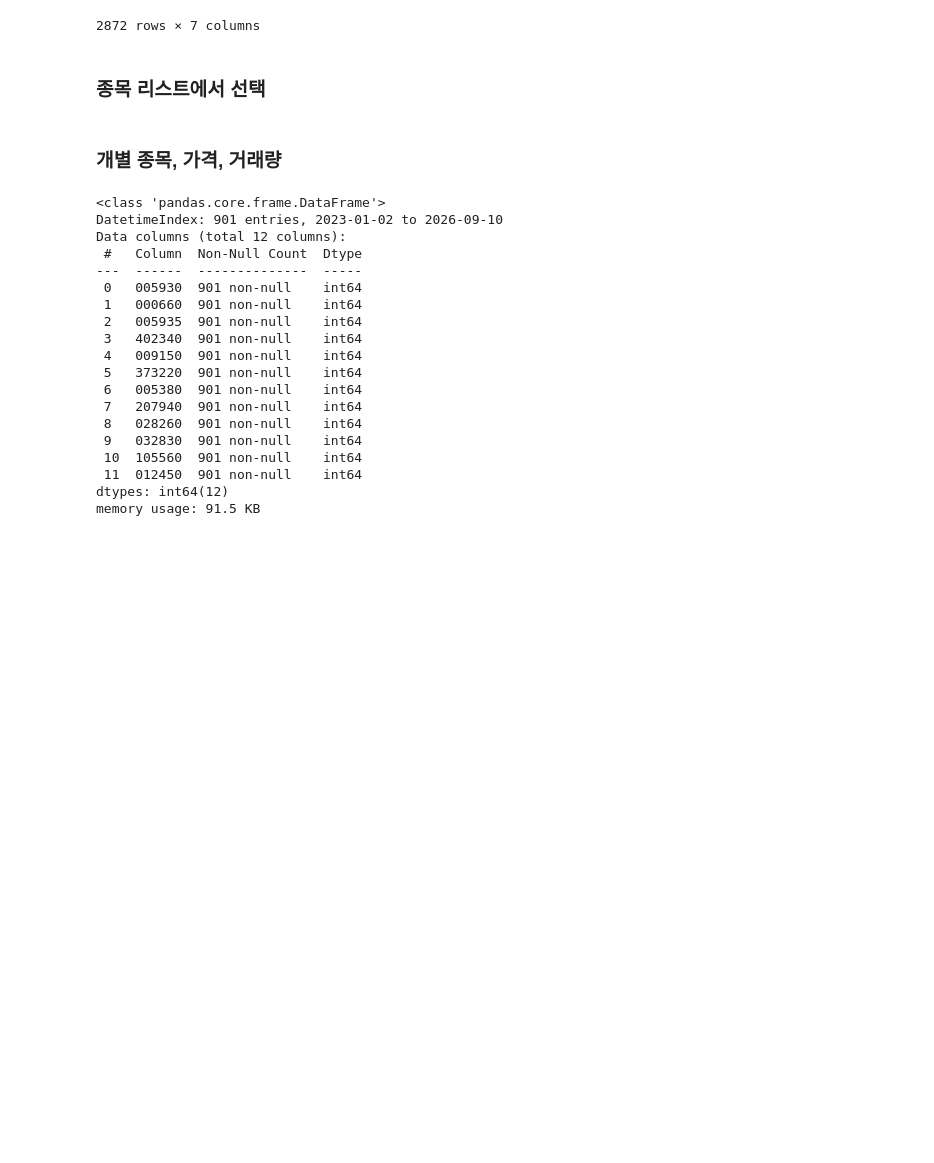
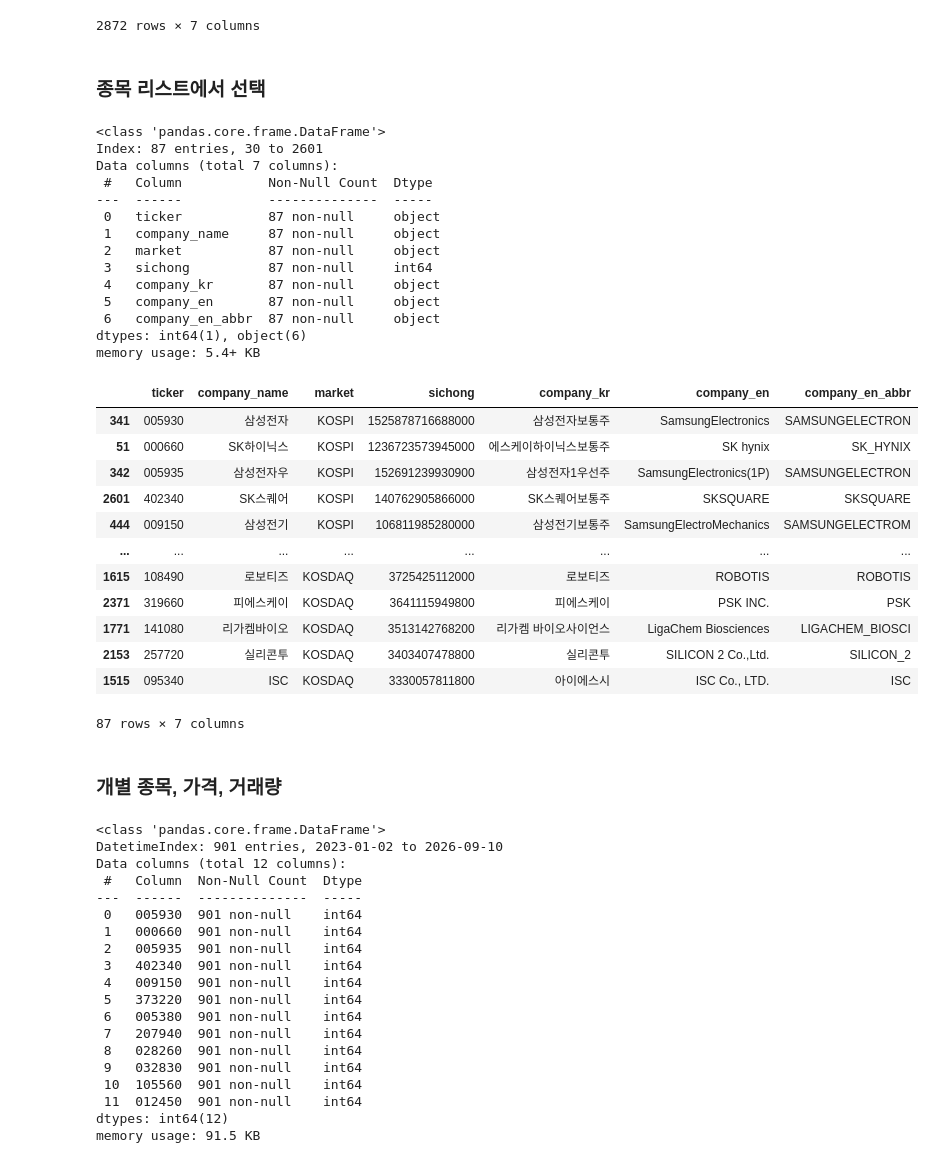
Before and after one commit to bahn28/salad, a Jupyter notebook: az_krx_001.ipynb, the cells around one changed output. Cells and saved outputs as stored; diff of their text form; code cells hidden in the pictures; blank space fills up the shorter version.

```diff
--- a/az_krx_001.ipynb
+++ b/az_krx_001.ipynb
@@ -119,24 +119,50 @@ memory usage: 134.8+ KB
 # %% [markdown]
 ### 종목 리스트에서 선택
 # %%
-
-
-## 이하는 셀렉션.
+## 이하 종목 셀렉션.
 #df_krx_lst.info() # 2873 by 15, 영어 코드로 작성된걸 받자. 검색 재실행.
 # 코드, 종목명 짝을 적어놓차.
 # KOSDAQ list
-df_ksd = df_krx_lst[(df_krx_lst['mrktCtg']=='KOSDAQ') & (df_krx_lst['mrktTotAmt']>10**12.5) ]
+df_ksd = df_krx_lst[(df_krx_lst['market']=='KOSDAQ') & (df_krx_lst['sichong']>10**12.5) ]
 #df_ksd.info()  # 2873 by 15 -> 1822  -> 76 -> 20
 df_ksd
 # KOSPI list
-df_ksp = df_krx_lst[(df_krx_lst['mrktCtg']=='KOSPI') & (df_krx_lst['mrktTotAmt']>10**13) ]
+df_ksp = df_krx_lst[(df_krx_lst['market']=='KOSPI') & (df_krx_lst['sichong']>10**13) ]
 #df_ksp.info()  # 67 by 15
 df_ksp
 df_krx = pd.concat([df_ksd, df_ksp])  # 위-아래 붙이기
 df_krx.info()
-df_krx.rename(columns={'srtnCd': 'ticker', 'itmsNm': 'company_kr'}, inplace=True)
-df_krx.sort_values(by='mrktTotAmt', inplace=True, ascending=False)
+#df_krx.rename(columns={'srtnCd': 'ticker', 'itmsNm': 'company_kr'}, inplace=True)
+df_krx.sort_values(by='sichong', inplace=True, ascending=False)
 df_krx
+# %% [output]
+<class 'pandas.core.frame.DataFrame'>
+Index: 87 entries, 30 to 2601
+Data columns (total 7 columns):
+ #   Column           Non-Null Count  Dtype
+---  ------           --------------  -----
+ 0   ticker           87 non-null     object
+ 1   company_name     87 non-null     object
+ 2   market           87 non-null     object
+ 3   sichong          87 non-null     int64
+ 4   company_kr       87 non-null     object
+ 5   company_en       87 non-null     object
+ 6   company_en_abbr  87 non-null     object
+dtypes: int64(1), object(6)
+memory usage: 5.4+ KB
+|  | ticker | company_name | market | sichong | company_kr | company_en | company_en_abbr |
+| 341 | 005930 | 삼성전자 | KOSPI | 1525878716688000 | 삼성전자보통주 | SamsungElectronics | SAMSUNGELECTRON |
+| 51 | 000660 | SK하이닉스 | KOSPI | 1236723573945000 | 에스케이하이닉스보통주 | SK hynix | SK_HYNIX |
+| 342 | 005935 | 삼성전자우 | KOSPI | 152691239930900 | 삼성전자1우선주 | SamsungElectronics(1P) | SAMSUNGELECTRON |
+| 2601 | 402340 | SK스퀘어 | KOSPI | 140762905866000 | SK스퀘어보통주 | SKSQUARE | SKSQUARE |
+| 444 | 009150 | 삼성전기 | KOSPI | 106811985280000 | 삼성전기보통주 | SamsungElectroMechanics | SAMSUNGELECTROM |
+| ... | ... | ... | ... | ... | ... | ... | ... |
+| 1615 | 108490 | 로보티즈 | KOSDAQ | 3725425112000 | 로보티즈 | ROBOTIS | ROBOTIS |
+| 2371 | 319660 | 피에스케이 | KOSDAQ | 3641115949800 | 피에스케이 | PSK INC. | PSK |
+| 1771 | 141080 | 리가켐바이오 | KOSDAQ | 3513142768200 | 리가켐 바이오사이언스 | LigaChem Biosciences | LIGACHEM_BIOSCI |
+| 2153 | 257720 | 실리콘투 | KOSDAQ | 3403407478800 | 실리콘투 | SILICON 2 Co.,Ltd. | SILICON_2 |
+| 1515 | 095340 | ISC | KOSDAQ | 3330057811800 | 아이에스시 | ISC Co., LTD. | ISC |
+87 rows × 7 columns
 # %% [markdown]
 ### 개별 종목, 가격, 거래량
 # %%
```
